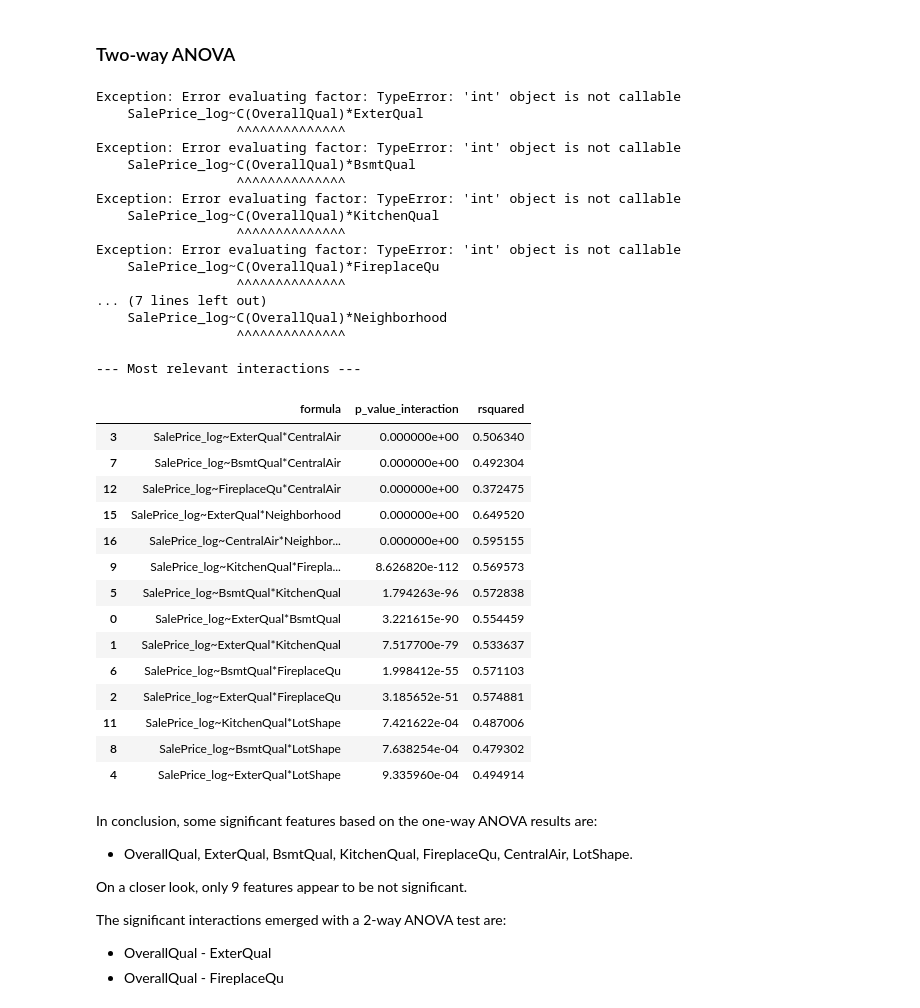
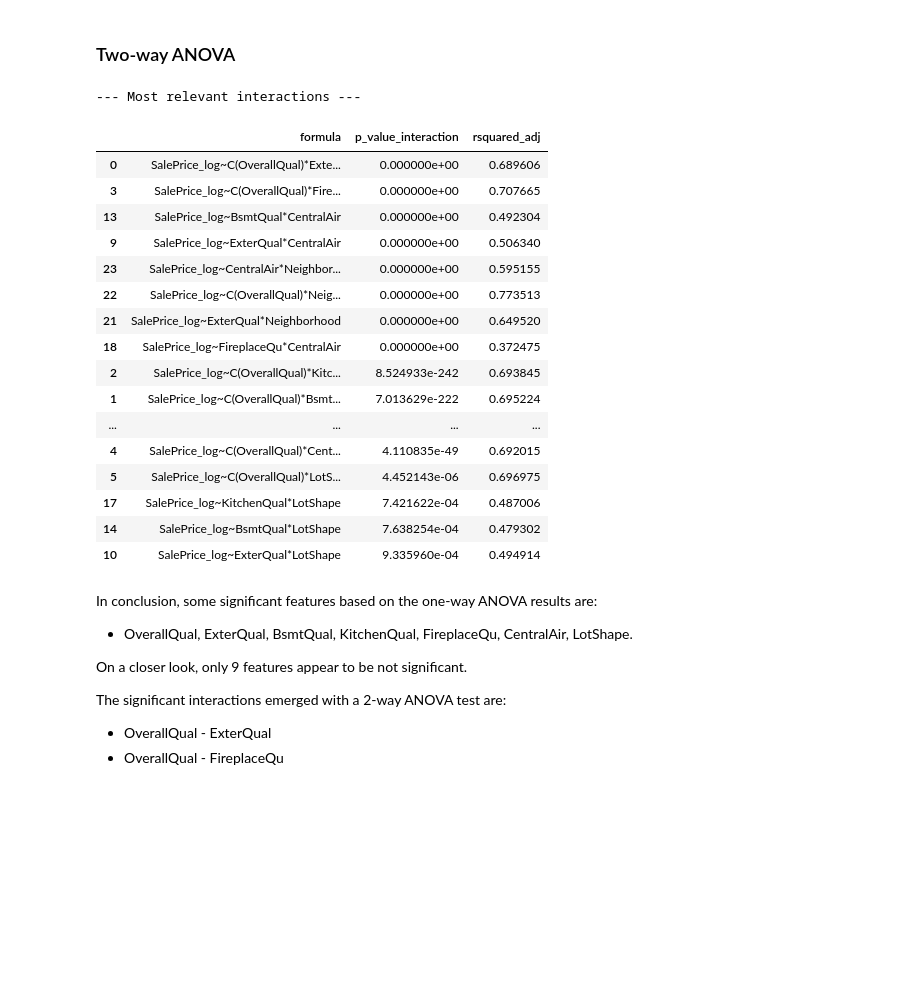
Before and after one commit to cpalescan/cstat, a Jupyter notebook: project_MAIN.ipynb, the cells around one changed output. Drawn from its saved outputs; the diff is of its cells as text; code cells hidden in the pictures; blank space fills up the shorter version.

```diff
--- a/project_MAIN.ipynb
+++ b/project_MAIN.ipynb
@@ -721,63 +735,49 @@ combinations = ["SalePrice_log~C(OverallQual)*ExterQual", "SalePrice_log~C(Overa
 # %%
 results_list = []
 warnings.filterwarnings('ignore', category=sm.stats.stattools.ValueWarning)
 
 for f in combinations:
     try:
         model = ols(f, data=train).fit()
         anova_table = sm.stats.anova_lm(model, typ=2)
 
         p_val_interaction = anova_table.iloc[2]['PR(>F)']
 
         results_list.append({
             'formula': f,
             'p_value_interaction': p_val_interaction,
-            'rsquared': model.rsquared_adj
+            'rsquared_adj': model.rsquared_adj
         })
 
     except Exception as e:
         print(f"Exception: {e}")
         continue
 
 anova_results = pd.DataFrame(results_list)
 
 significant_results = anova_results[anova_results['p_value_interaction'] < 0.05].sort_values(by='p_value_interaction')
 
 print("\n--- Most relevant interactions ---")
 significant_results
 # %% [output]
-Exception: Error evaluating factor: TypeError: 'int' object is not callable
-    SalePrice_log~C(OverallQual)*ExterQual
-                  ^^^^^^^^^^^^^^
-Exception: Error evaluating factor: TypeError: 'int' object is not callable
-    SalePrice_log~C(OverallQual)*BsmtQual
-                  ^^^^^^^^^^^^^^
-Exception: Error evaluating factor: TypeError: 'int' object is not callable
-    SalePrice_log~C(OverallQual)*KitchenQual
-                  ^^^^^^^^^^^^^^
-Exception: Error evaluating factor: TypeError: 'int' object is not callable
-    SalePrice_log~C(OverallQual)*FireplaceQu
-                  ^^^^^^^^^^^^^^
-... (7 lines left out)
-    SalePrice_log~C(OverallQual)*Neighborhood
-                  ^^^^^^^^^^^^^^
-
 --- Most relevant interactions ---
-|  | formula | p_value_interaction | rsquared |
-| 3 | SalePrice_log~ExterQual*CentralAir | 0.000000e+00 | 0.506340 |
-| 7 | SalePrice_log~BsmtQual*CentralAir | 0.000000e+00 | 0.492304 |
-| 12 | SalePrice_log~FireplaceQu*CentralAir | 0.000000e+00 | 0.372475 |
-| 15 | SalePrice_log~ExterQual*Neighborhood | 0.000000e+00 | 0.649520 |
-| 16 | SalePrice_log~CentralAir*Neighbor... | 0.000000e+00 | 0.595155 |
-| 9 | SalePrice_log~KitchenQual*Firepla... | 8.626820e-112 | 0.569573 |
-| 5 | SalePrice_log~BsmtQual*KitchenQual | 1.794263e-96 | 0.572838 |
-| 0 | SalePrice_log~ExterQual*BsmtQual | 3.221615e-90 | 0.554459 |
-| 1 | SalePrice_log~ExterQual*KitchenQual | 7.517700e-79 | 0.533637 |
-| 6 | SalePrice_log~BsmtQual*FireplaceQu | 1.998412e-55 | 0.571103 |
-| 2 | SalePrice_log~ExterQual*FireplaceQu | 3.185652e-51 | 0.574881 |
-| 11 | SalePrice_log~KitchenQual*LotShape | 7.421622e-04 | 0.487006 |
-| 8 | SalePrice_log~BsmtQual*LotShape | 7.638254e-04 | 0.479302 |
-| 4 | SalePrice_log~ExterQual*LotShape | 9.335960e-04 | 0.494914 |
+|  | formula | p_value_interaction | rsquared_adj |
+| 0 | SalePrice_log~C(OverallQual)*Exte... | 0.000000e+00 | 0.689606 |
+| 3 | SalePrice_log~C(OverallQual)*Fire... | 0.000000e+00 | 0.707665 |
+| 13 | SalePrice_log~BsmtQual*CentralAir | 0.000000e+00 | 0.492304 |
+| 9 | SalePrice_log~ExterQual*CentralAir | 0.000000e+00 | 0.506340 |
+| 23 | SalePrice_log~CentralAir*Neighbor... | 0.000000e+00 | 0.595155 |
+| 22 | SalePrice_log~C(OverallQual)*Neig... | 0.000000e+00 | 0.773513 |
+| 21 | SalePrice_log~ExterQual*Neighborhood | 0.000000e+00 | 0.649520 |
+| 18 | SalePrice_log~FireplaceQu*CentralAir | 0.000000e+00 | 0.372475 |
+| 2 | SalePrice_log~C(OverallQual)*Kitc... | 8.524933e-242 | 0.693845 |
+| 1 | SalePrice_log~C(OverallQual)*Bsmt... | 7.013629e-222 | 0.695224 |
+| ... | ... | ... | ... |
+| 4 | SalePrice_log~C(OverallQual)*Cent... | 4.110835e-49 | 0.692015 |
+| 5 | SalePrice_log~C(OverallQual)*LotS... | 4.452143e-06 | 0.696975 |
+| 17 | SalePrice_log~KitchenQual*LotShape | 7.421622e-04 | 0.487006 |
+| 14 | SalePrice_log~BsmtQual*LotShape | 7.638254e-04 | 0.479302 |
+| 10 | SalePrice_log~ExterQual*LotShape | 9.335960e-04 | 0.494914 |
 # %% [markdown]
 In conclusion, some significant features based on the one-way ANOVA results are:
 - OverallQual, ExterQual, BsmtQual, KitchenQual, FireplaceQu, CentralAir, LotShape.
```
Also changed, not shown: parts of 13 cells of this notebook.
